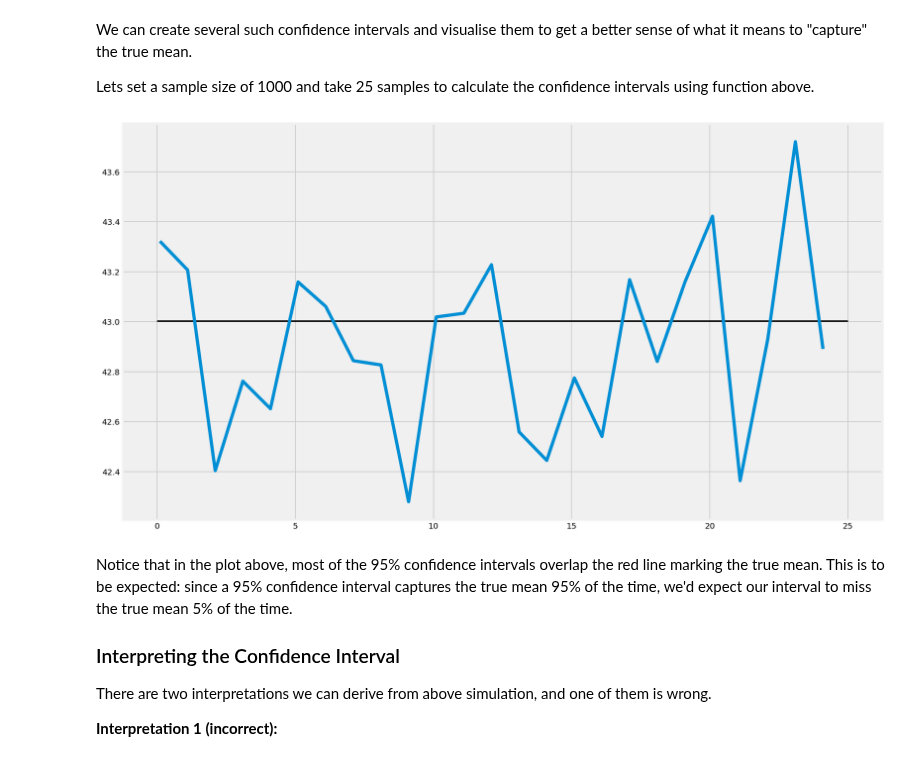
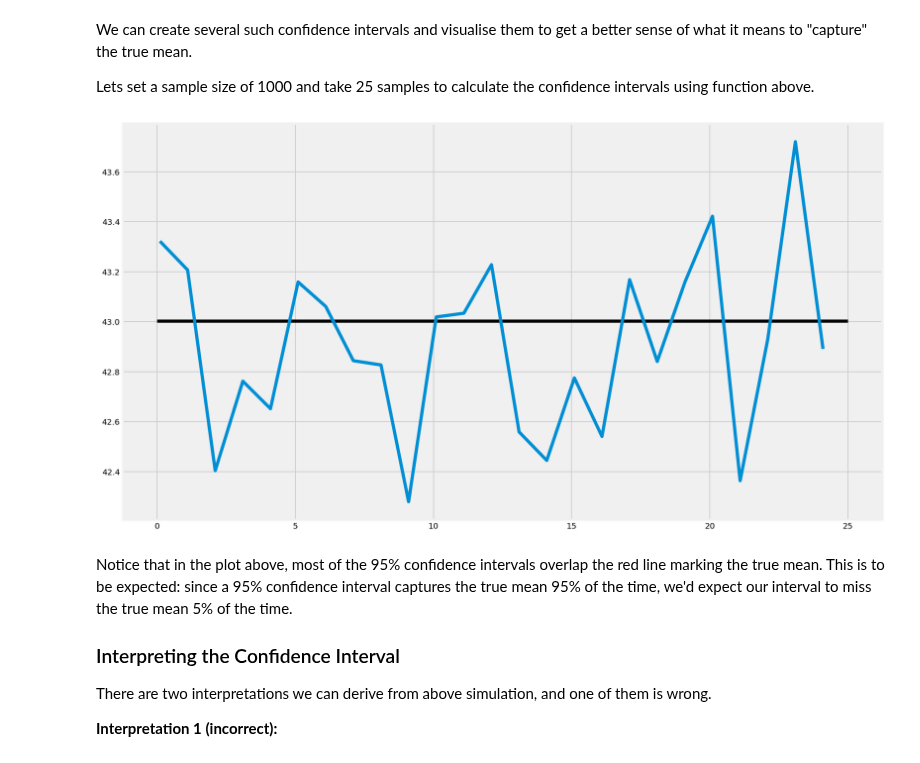
Before and after one commit to mandoiwanaga/dsc-2-19-15-confidence-intervals-lab-seattle-ds-career-040119, a Jupyter notebook: index.ipynb, the cells around one changed output. Drawn from its saved outputs; the diff is of its cells as text; code cells hidden in the pictures.

```diff
--- a/index.ipynb
+++ b/index.ipynb
@@ -269,15 +269,14 @@ for sample in range(25):
 # %%
 # plot the mean and confidence interval for each sample as error bars
 # plot the population mean
 x=np.arange(0.1,25,1)
 plt.figure(figsize=(15,9))
 plt.errorbar(x, sample_means)
 plt.hlines(xmin=0, xmax=25,
-           y=43.0023,
-           linewidth=2.0)
+           y=43.0023)
 plt.show()
 # %% [output]
-[figure, old version]
+[figure, new version]
 # %% [markdown]
 Notice that in the plot above, most of the 95% confidence intervals overlap the red line marking the true mean. This is to be expected: since a 95% confidence interval captures the true mean 95% of the time, we'd expect our interval to miss the true mean 5% of the time.
 
```
